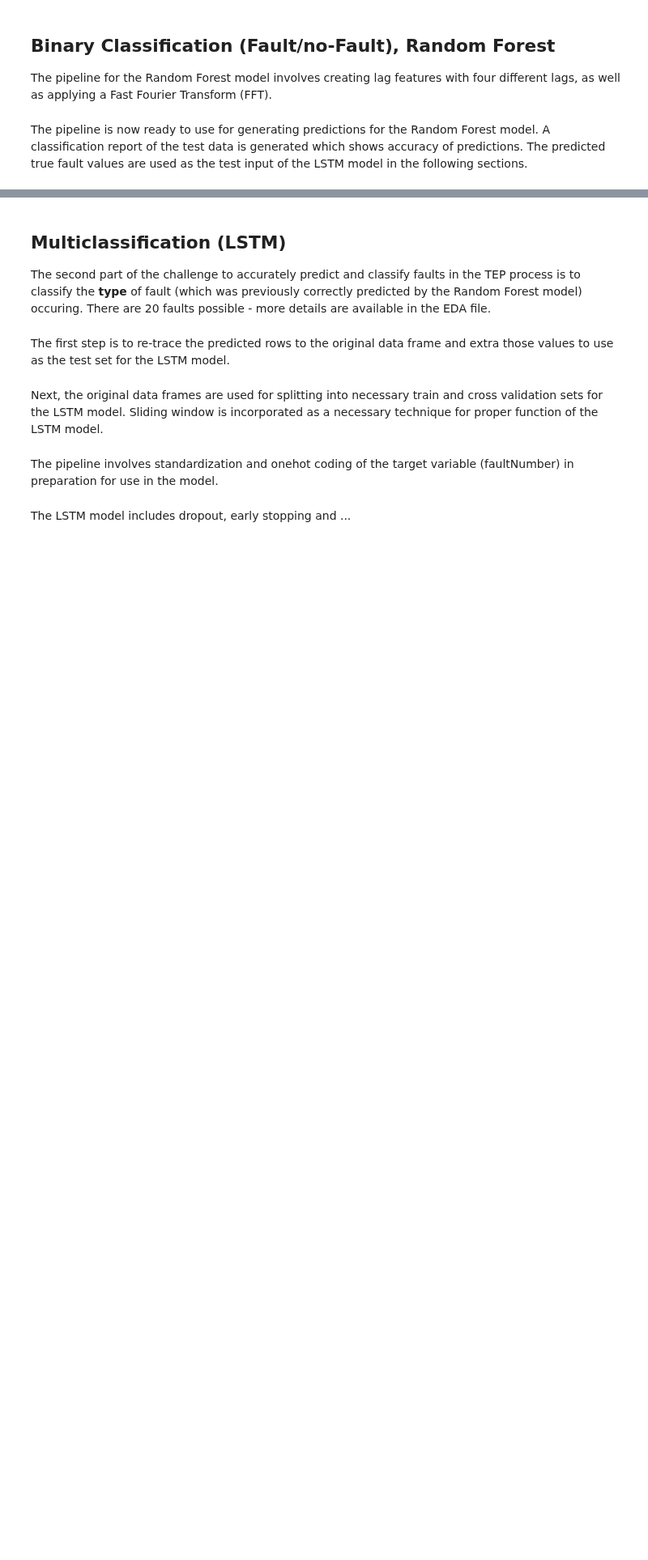
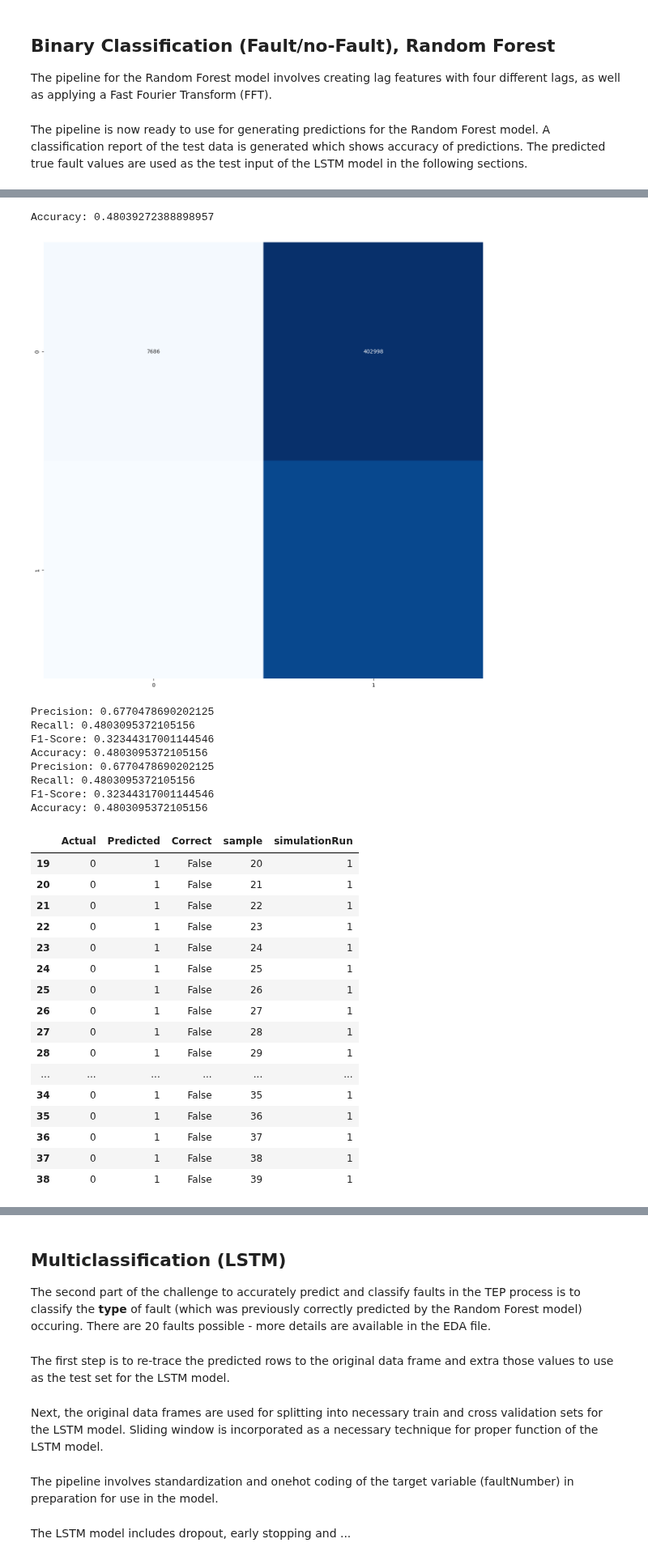
Before and after one commit to bns1808/MECE788Group1, a Jupyter notebook: main/RF and LSTM combined - TK.ipynb, the cells around one changed output, grey strips where cells are left out. Shown at 81% size. Drawn from its saved outputs; the diff is of its cells as text; code cells hidden in the pictures; blank space fills up the shorter version.

```diff
--- a/main/RF and LSTM combined - TK.ipynb
+++ b/main/RF and LSTM combined - TK.ipynb
@@ -437,5 +468,4 @@ results_df['simulationRun'] = rf_test['simulationRun']
 # %%
-'''
 plt.figure(figsize=(15, 15))
 conf_matrix = confusion_matrix(results_df.loc[results_df['sample']>160,'Actual'],
                                results_df.loc[results_df['sample']>160,'Predicted'])
@@ -457,31 +487,58 @@ sns.heatmap(conf_matrix, annot=True, fmt='g', cmap='Blues', cbar=False)
 precision, recall, f1, _ = precision_recall_fscore_support(results_df['Actual'], results_df['Predicted'], average='weighted')
 print(f"Precision: {precision}\nRecall: {recall}\nF1-Score: {f1}")
 
 # Accuracy
 accuracy = accuracy_score(results_df['Actual'], results_df['Predicted'])
 print(f"Accuracy: {accuracy}")
-'''
 
 # Set 'Actual' value to 0 for samples with sample number less than 161
 results_df.loc[results_df['sample'] < 161, 'Actual'] = 0
 
 # Compute confusion matrix based on 'Actual' and 'Predicted' values
 conf_matrix = confusion_matrix(results_df['Actual'], results_df['Predicted'])
 
 # Visualize confusion matrix using a heatmap
 sns.heatmap(conf_matrix, annot=True, fmt='g', cmap='Blues', cbar=False)
 
 # Compute precision, recall, and F1-score using weighted averaging
 precision, recall, f1, _ = precision_recall_fscore_support(results_df['Actual'], results_df['Predicted'], average='weighted')
 print(f"Precision: {precision}\nRecall: {recall}\nF1-Score: {f1}")
 
 # Calculate and print accuracy
 accuracy = accuracy_score(results_df['Actual'], results_df['Predicted'])
 print(f"Accuracy: {accuracy}")
 
 # Group samples with sample number greater than 160 by 'Actual' values and compute accuracy for each group
 anotherone = results_df.loc[results_df['sample'] > 160].groupby(['Actual']).agg({'Predicted': 'count', 'Correct': 'sum'})
 anotherone['accuracy'] = anotherone['Correct'] / anotherone['Predicted']
 
 # Display the first 20 rows of results_df
 results_df.head(20)
+# %% [output]
+Accuracy: 0.48039272388898957
+[figure, added]
+Precision: 0.6770478690202125
+Recall: 0.4803095372105156
+F1-Score: 0.32344317001144546
+Accuracy: 0.4803095372105156
+Precision: 0.6770478690202125
+Recall: 0.4803095372105156
+F1-Score: 0.32344317001144546
+Accuracy: 0.4803095372105156
+|  | Actual | Predicted | Correct | sample | simulationRun |
+| 19 | 0 | 1 | False | 20 | 1 |
+| 20 | 0 | 1 | False | 21 | 1 |
+| 21 | 0 | 1 | False | 22 | 1 |
+| 22 | 0 | 1 | False | 23 | 1 |
+| 23 | 0 | 1 | False | 24 | 1 |
+| 24 | 0 | 1 | False | 25 | 1 |
+| 25 | 0 | 1 | False | 26 | 1 |
+| 26 | 0 | 1 | False | 27 | 1 |
+| 27 | 0 | 1 | False | 28 | 1 |
+| 28 | 0 | 1 | False | 29 | 1 |
+| ... | ... | ... | ... | ... | ... |
+| 34 | 0 | 1 | False | 35 | 1 |
+| 35 | 0 | 1 | False | 36 | 1 |
+| 36 | 0 | 1 | False | 37 | 1 |
+| 37 | 0 | 1 | False | 38 | 1 |
+| 38 | 0 | 1 | False | 39 | 1 |
```
Also changed, not shown: parts of 8 cells of this notebook.
